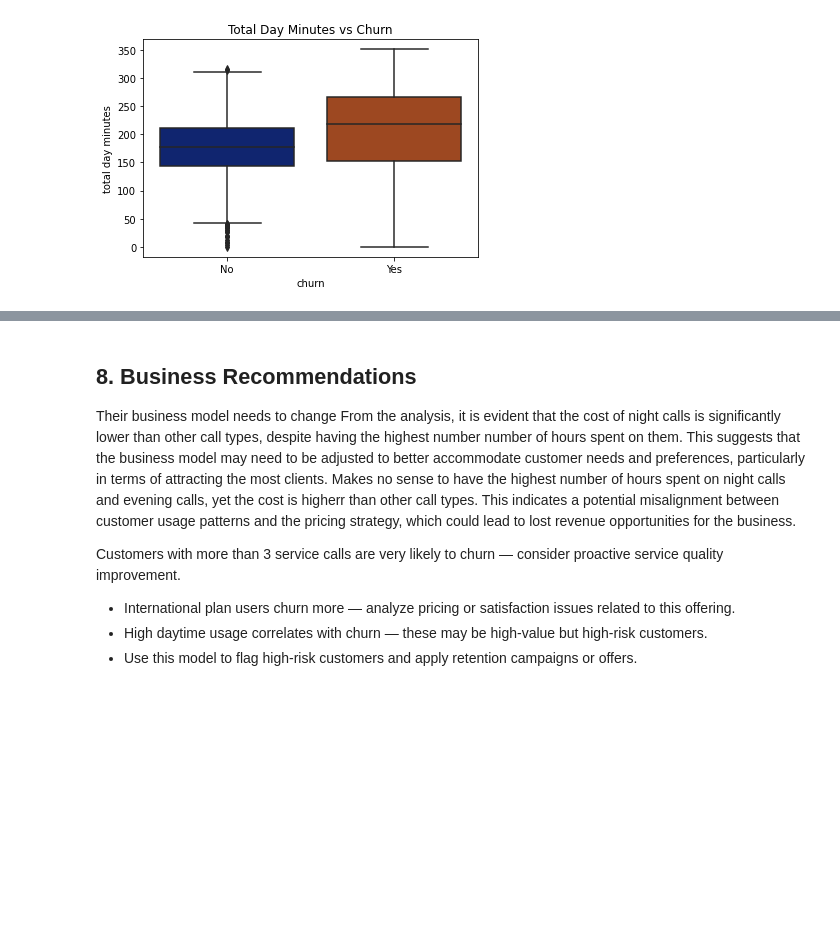
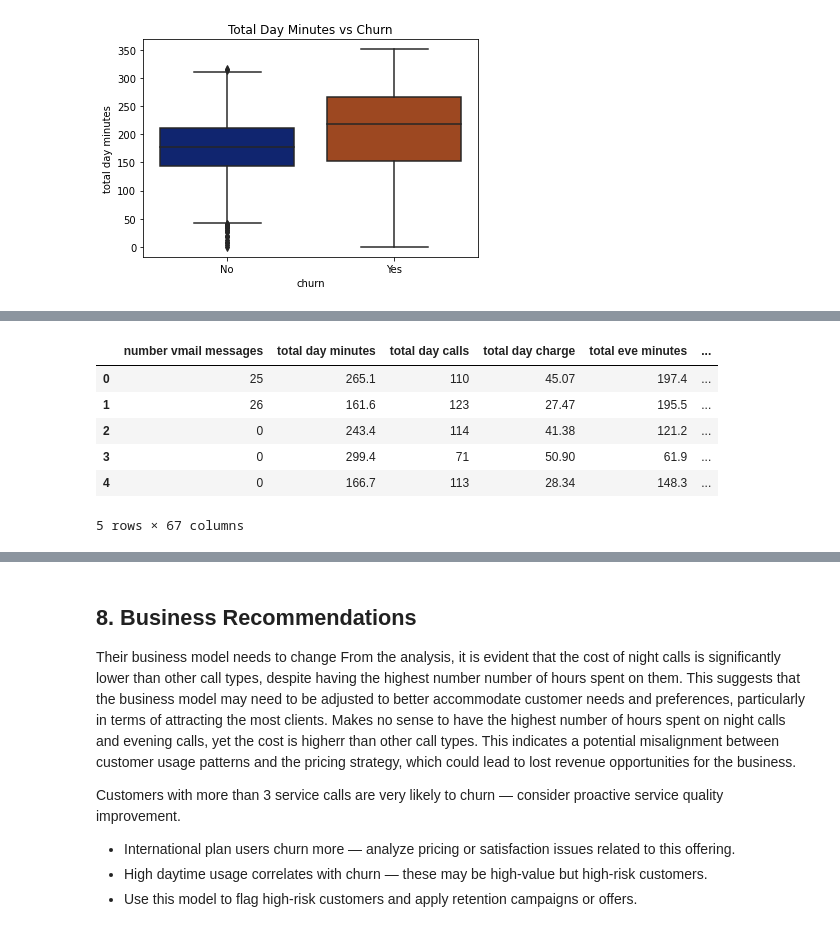
Before and after one commit to furaha-betty22/telco-customer-churn-forecasting, a Jupyter notebook: CHURN PROJECT.ipynb, the cells around one changed output, grey strips where cells are left out. Cells and saved outputs as stored; diff of their text form; code cells hidden in the pictures; blank space fills up the shorter version.

```diff
--- a/CHURN PROJECT.ipynb
+++ b/CHURN PROJECT.ipynb
@@ -590,0 +532,11 @@ plt.show()
+# %%
+## Machine Learning Model
+df_model = df.copy()
+# Displaying the columns of the DataFrame
+df_model.columns
+# Displaying the shape of the DataFrame
+df_model.shape
+# Displaying the summary statistics of the DataFrame
+df_model.describe()
+# Displaying the summary statistics for categorical columns
+df_model.describe(include=["object"])
@@ -590,0 +549,15 @@ plt.show()
+# %%
+# Displaying the data types of the columns
+df_model.dtypes
+# Converting categorical variables to numerical using one-hot encoding
+df_model = pd.get_dummies(df_model, drop_first=True)
+# Displaying the first five rows of the DataFrame after one-hot encoding
+df_model.head()
+# %% [output]
+|  | number vmail messages | total day minutes | total day calls | total day charge | total eve minutes | ... |
+| 0 | 25 | 265.1 | 110 | 45.07 | 197.4 | ... |
+| 1 | 26 | 161.6 | 123 | 27.47 | 195.5 | ... |
+| 2 | 0 | 243.4 | 114 | 41.38 | 121.2 | ... |
+| 3 | 0 | 299.4 | 71 | 50.90 | 61.9 | ... |
+| 4 | 0 | 166.7 | 113 | 28.34 | 148.3 | ... |
+5 rows × 67 columns
```
Also changed, not shown: parts of 25 cells of this notebook.
